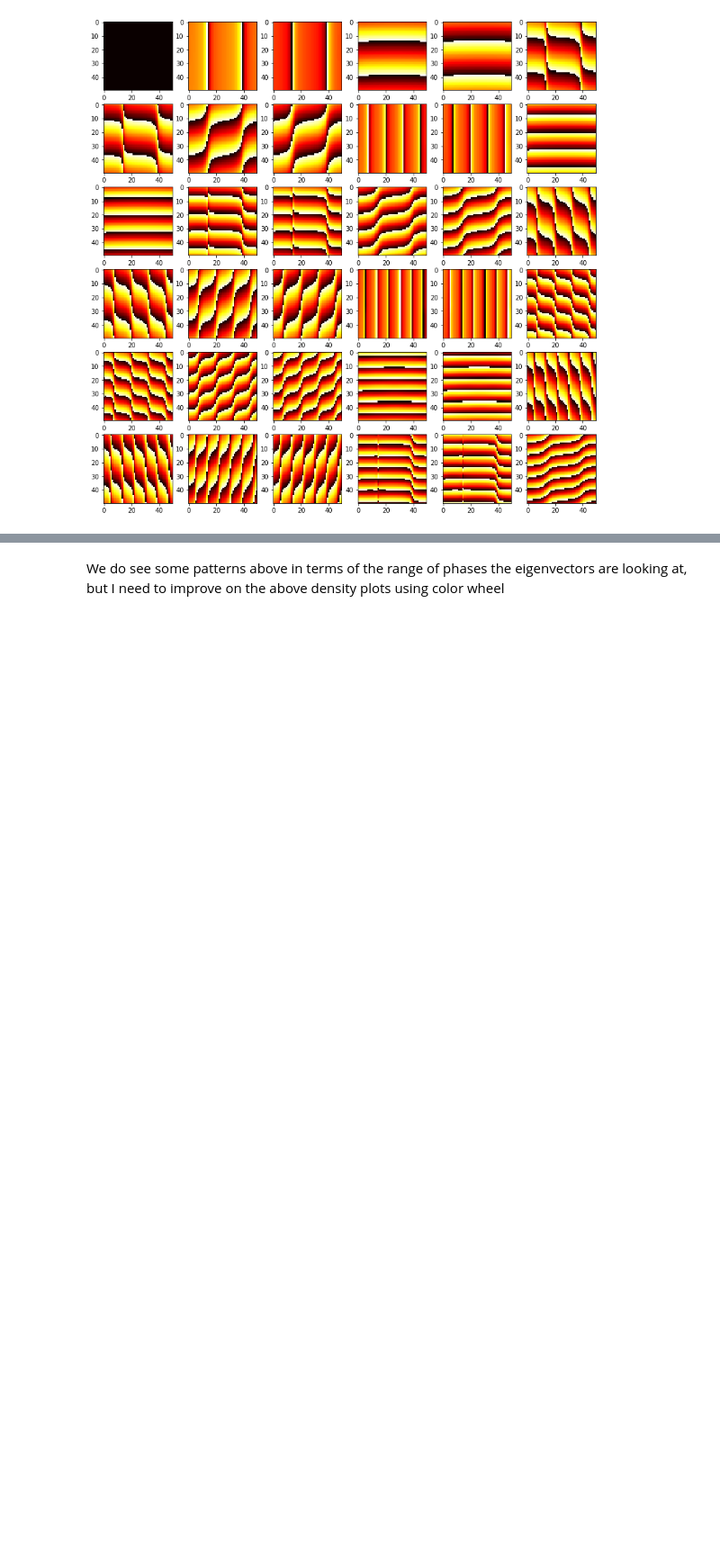
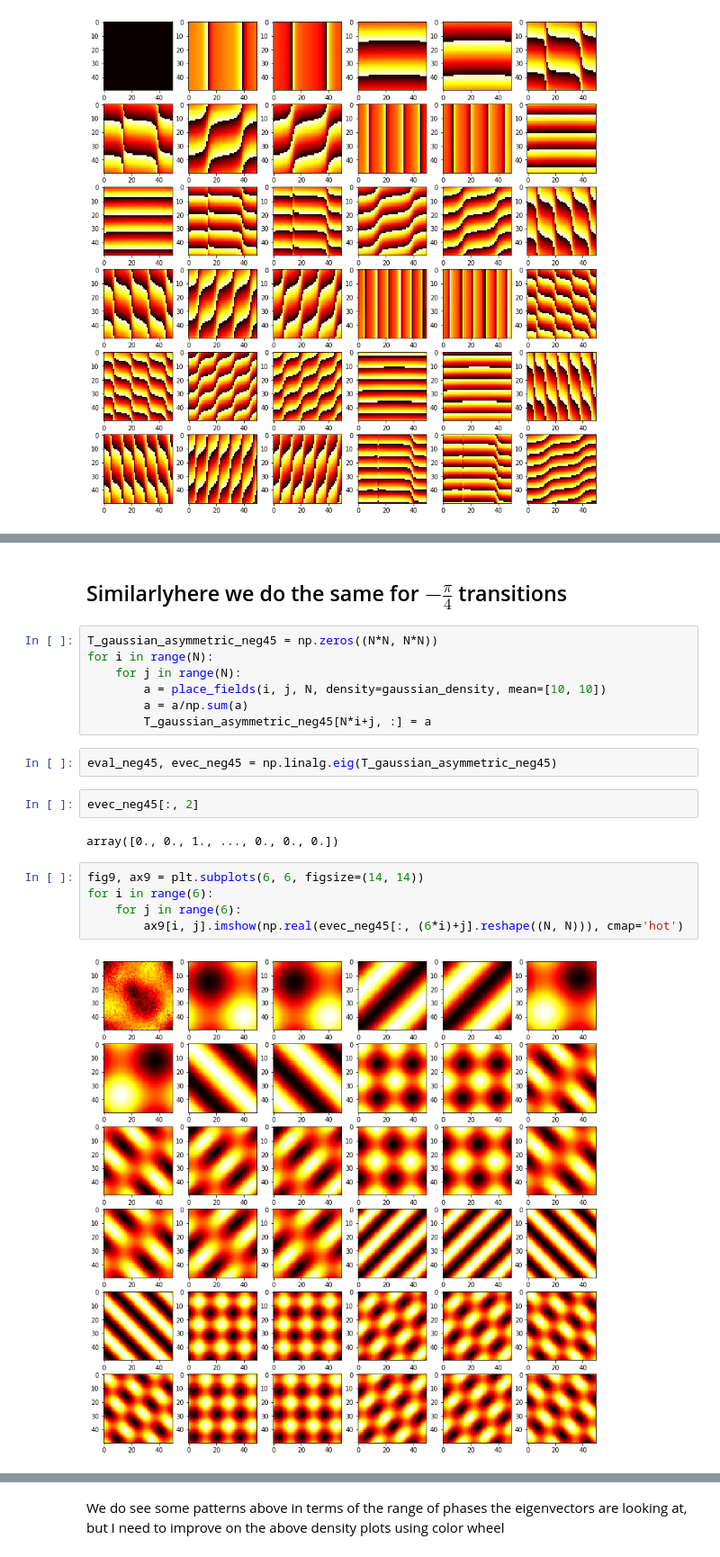
Before and after one commit to changmin-yu/ComplexEigen, a Jupyter notebook: evec2D_0124.ipynb, the cells around one changed output, grey strips where cells are left out. Shown at 90% size. Cells and saved outputs as stored; diff of their text form; blank space fills up the shorter version.

```diff
--- a/evec2D_0124.ipynb
+++ b/evec2D_0124.ipynb
@@ -205,0 +245,22 @@ NameError: name 'rho8' is not defined
+# %% [markdown]
+## Similarlyhere we do the same for $-\frac{\pi}{4}$ transitions
+# %%
+T_gaussian_asymmetric_neg45 = np.zeros((N*N, N*N))
+for i in range(N):
+    for j in range(N):
+        a = place_fields(i, j, N, density=gaussian_density, mean=[10, 10])
+        a = a/np.sum(a)
+        T_gaussian_asymmetric_neg45[N*i+j, :] = a
+# %%
+eval_neg45, evec_neg45 = np.linalg.eig(T_gaussian_asymmetric_neg45)
+# %%
+evec_neg45[:, 2]
+# %% [output]
+array([0., 0., 1., ..., 0., 0., 0.])
+# %%
+fig9, ax9 = plt.subplots(6, 6, figsize=(14, 14))
+for i in range(6):
+    for j in range(6):
+        ax9[i, j].imshow(np.real(evec_neg45[:, (6*i)+j].reshape((N, N))), cmap='hot')
+# %% [output]
+[figure, added]
```
Also changed, not shown: parts of 17 cells of this notebook.
